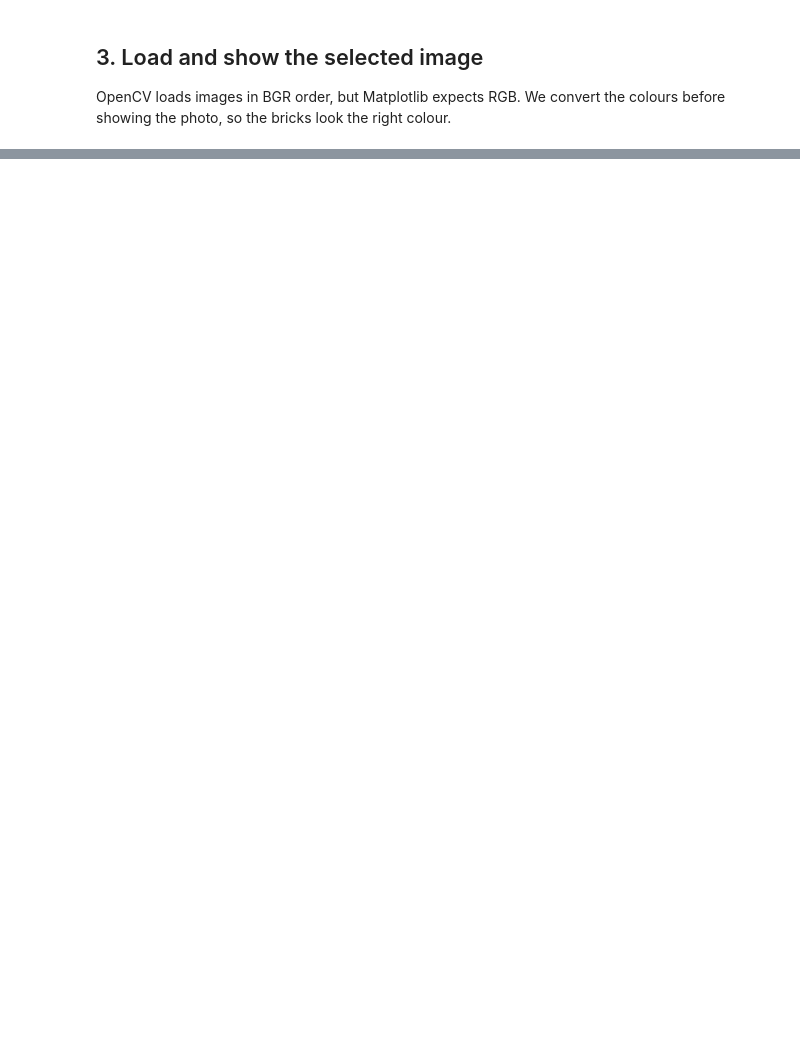
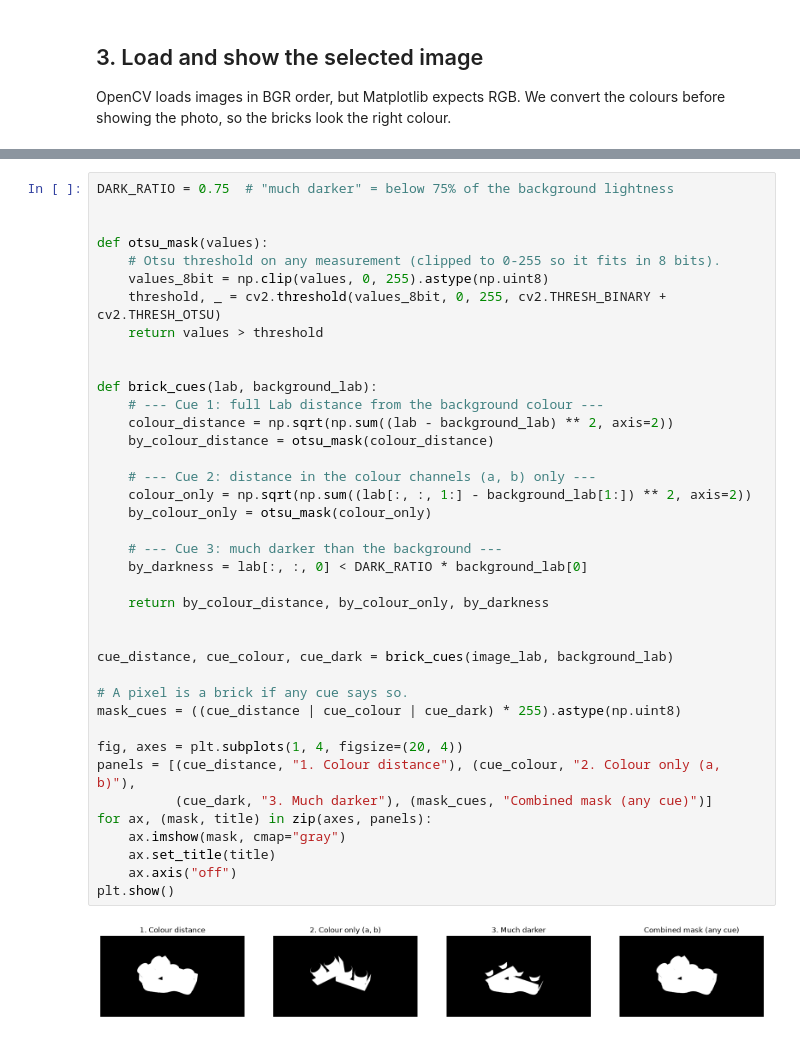
Before and after one commit to c21392231v2/Image_Processing_Project, a Jupyter notebook: lego_inventory.ipynb, the cells around one changed output, grey strips where cells are left out. Drawn from its saved outputs; the diff is of its cells as text; blank space fills up the shorter version.

Commit message:
Updated segmentation code to work better on lighter bricks

```diff
--- a/lego_inventory.ipynb
+++ b/lego_inventory.ipynb
@@ -151,0 +130,41 @@ This only works if the alpha channel has transparent pixels. Some images have an
+# %%
+DARK_RATIO = 0.75  # "much darker" = below 75% of the background lightness
+
+
+def otsu_mask(values):
+    # Otsu threshold on any measurement (clipped to 0-255 so it fits in 8 bits).
+    values_8bit = np.clip(values, 0, 255).astype(np.uint8)
+    threshold, _ = cv2.threshold(values_8bit, 0, 255, cv2.THRESH_BINARY + cv2.THRESH_OTSU)
+    return values > threshold
+
+
+def brick_cues(lab, background_lab):
+    # --- Cue 1: full Lab distance from the background colour ---
+    colour_distance = np.sqrt(np.sum((lab - background_lab) ** 2, axis=2))
+    by_colour_distance = otsu_mask(colour_distance)
+
+    # --- Cue 2: distance in the colour channels (a, b) only ---
+    colour_only = np.sqrt(np.sum((lab[:, :, 1:] - background_lab[1:]) ** 2, axis=2))
+    by_colour_only = otsu_mask(colour_only)
+
+    # --- Cue 3: much darker than the background ---
+    by_darkness = lab[:, :, 0] < DARK_RATIO * background_lab[0]
+
+    return by_colour_distance, by_colour_only, by_darkness
+
+
+cue_distance, cue_colour, cue_dark = brick_cues(image_lab, background_lab)
+
+# A pixel is a brick if any cue says so.
+mask_cues = ((cue_distance | cue_colour | cue_dark) * 255).astype(np.uint8)
+
+fig, axes = plt.subplots(1, 4, figsize=(20, 4))
+panels = [(cue_distance, "1. Colour distance"), (cue_colour, "2. Colour only (a, b)"),
+          (cue_dark, "3. Much darker"), (mask_cues, "Combined mask (any cue)")]
+for ax, (mask, title) in zip(axes, panels):
+    ax.imshow(mask, cmap="gray")
+    ax.set_title(title)
+    ax.axis("off")
+plt.show()
+# %% [output]
+[figure, added]
```
Also changed, not shown: parts of 26 cells of this notebook, 16 other files.
